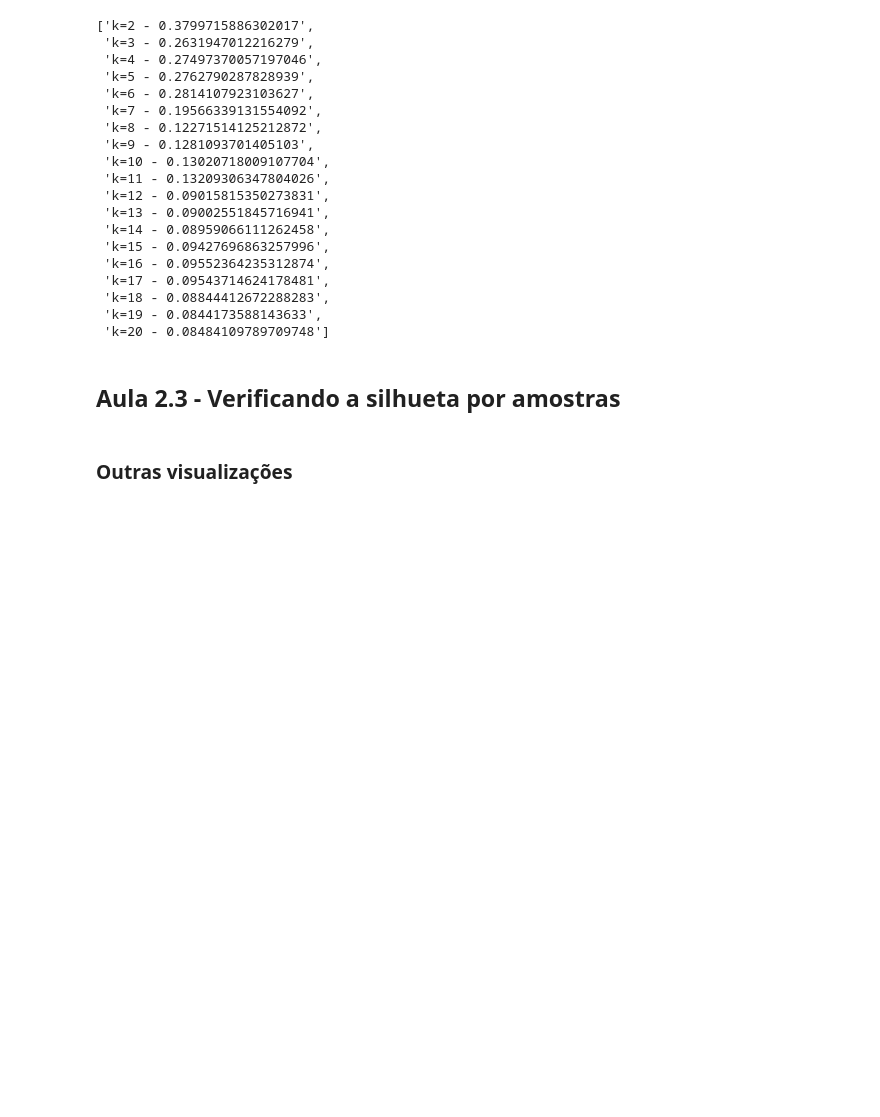
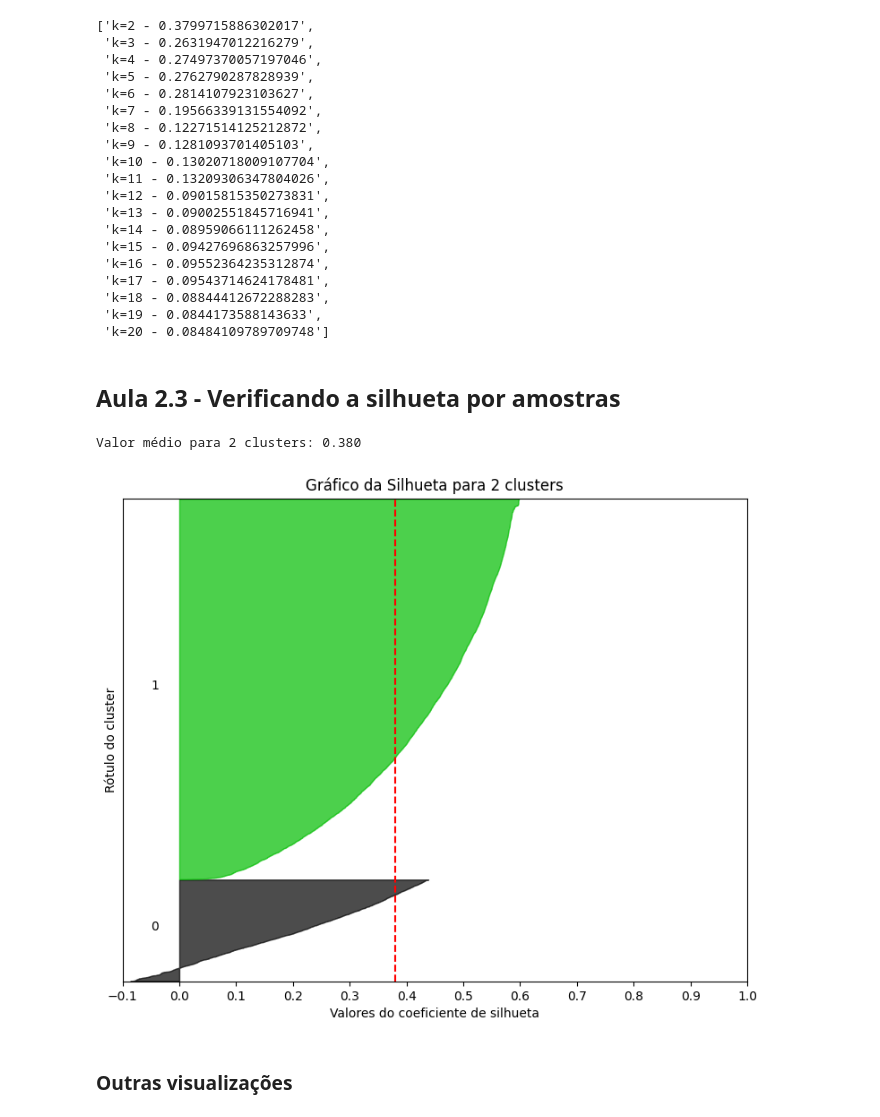
Before and after one commit to marcoamolinaro/machine-learning-alura, a Jupyter notebook: Clusterizacao-dados-sem-rotulo/Aula 1/Projeto_marketing.ipynb, the cells around one changed output. Drawn from its saved outputs; the diff is of its cells as text; code cells hidden in the pictures; blank space fills up the shorter version.

```diff
--- a/Clusterizacao-dados-sem-rotulo/Aula 1/Projeto_marketing.ipynb
+++ b/Clusterizacao-dados-sem-rotulo/Aula 1/Projeto_marketing.ipynb
@@ -200,5 +200,10 @@ def graf_silhueta (n_clusters, dados):
   ax1.set_xticks([i/10.0 for i in range(-1, 11)])
 
   plt.show()
+# %%
+graf_silhueta(2, dados)
+# %% [output]
+Valor médio para 2 clusters: 0.380
+[figure, added]
 # %% [markdown]
 ### Outras visualizações
```
Also changed, not shown: parts of 2 cells of this notebook.
